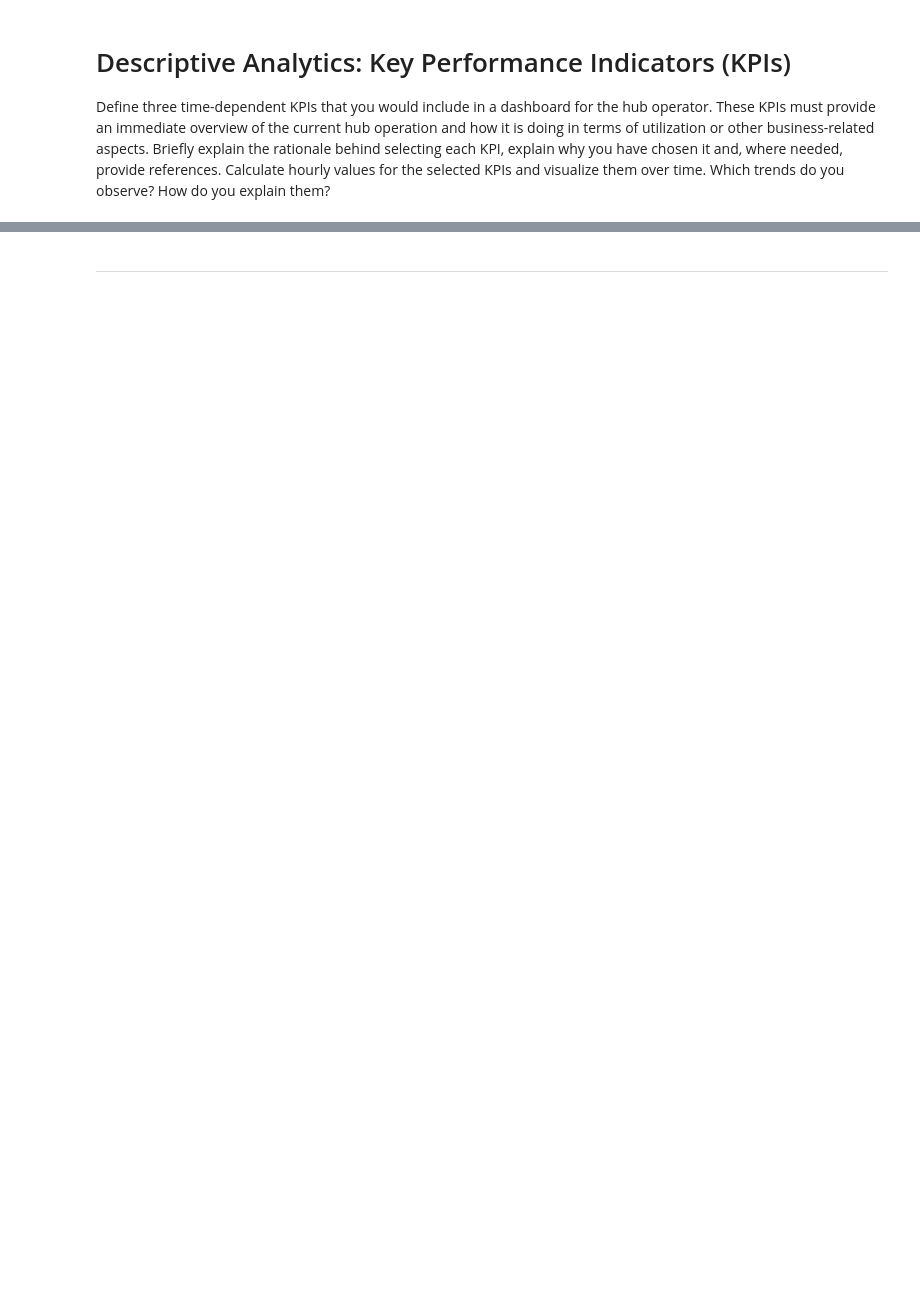
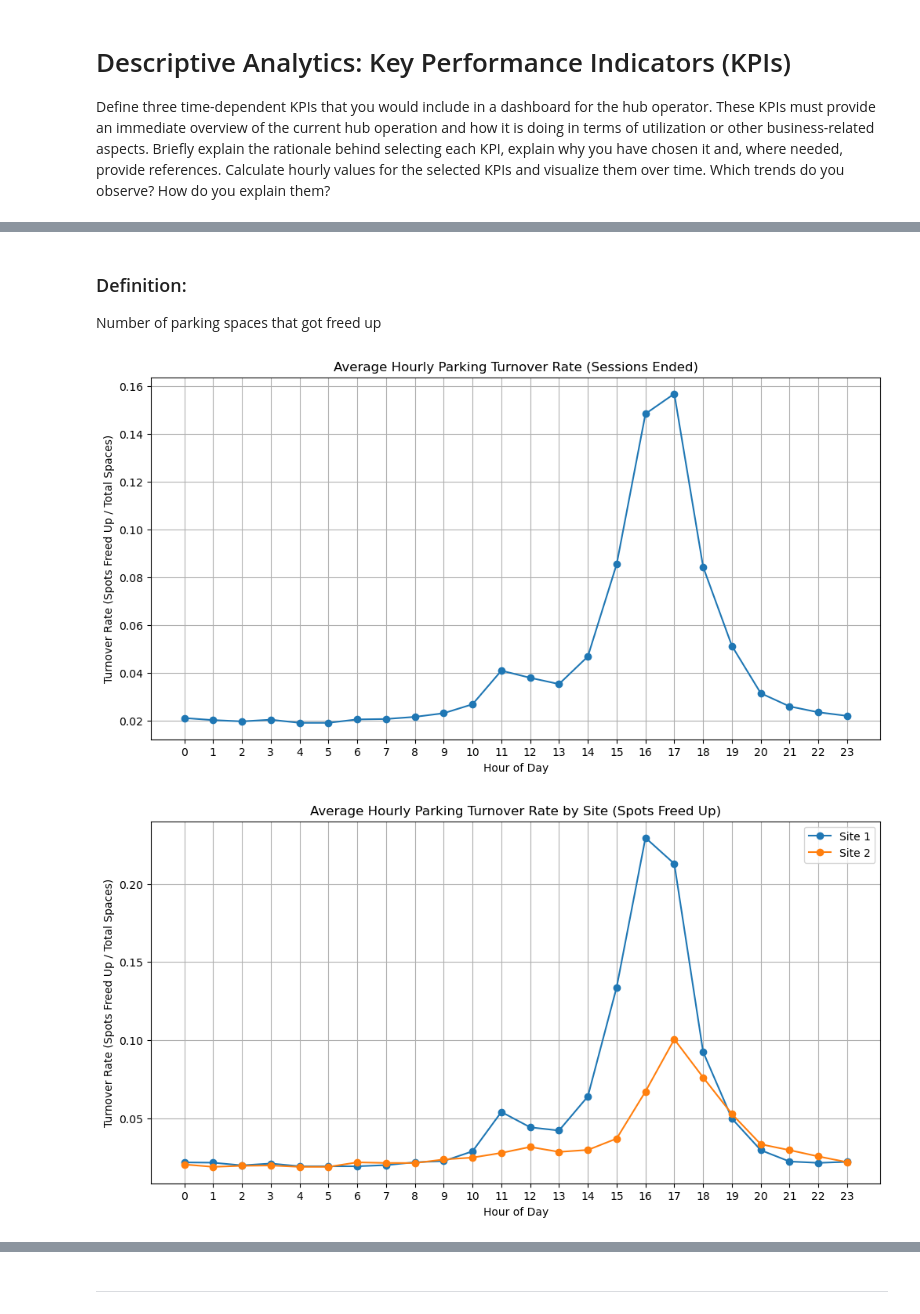
Before and after one commit to Sithkiller3000/AA2024, a Jupyter notebook: descriptive_analytics/descriptive_analytics_2b.ipynb, the cells around one changed output, grey strips where cells are left out. Drawn from its saved outputs; the diff is of its cells as text; code cells hidden in the pictures; blank space fills up the shorter version.

```diff
--- a/descriptive_analytics/descriptive_analytics_2b.ipynb
+++ b/descriptive_analytics/descriptive_analytics_2b.ipynb
@@ -221,0 +259,79 @@ Below site's maximum power capacity (<80% of total capacity)
+# %% [markdown]
+### Definition:
+Number of parking spaces that got freed up
+# %%
+df_turnover_end = pd.DataFrame({
+    'siteID': df['siteID'],
+    'spaceID': df['spaceID'],
+    'disconnectTime': df['disconnectTime']
+})
+
+df_turnover_end['date'] = df_turnover_end['disconnectTime'].dt.date
+df_turnover_end['hour'] = df_turnover_end['disconnectTime'].dt.hour
+
+parking_spaces_per_site = df.groupby('siteID')['spaceID'].nunique()
+
+hourly_sessions_ended = (
+    df_turnover_end
+    .groupby(['siteID', 'date', 'hour'])['spaceID']
+    .count()
+    .reset_index(name='num_sessions_ended')
+)
+
+hourly_sessions_ended['turnover_rate'] = hourly_sessions_ended.apply(
+    lambda x: x['num_sessions_ended'] / parking_spaces_per_site[x['siteID']],
+    axis=1
+)
+
+avg_hourly_turnover_end = (
+    hourly_sessions_ended
+    .groupby(['siteID', 'hour'], as_index=False)['turnover_rate']
+    .mean()
+)
+
+
+overall_avg = avg_hourly_turnover_end.groupby('hour', as_index=False)['turnover_rate'].mean()
+
+plt.figure(figsize=(12, 6))
+plt.plot(overall_avg['hour'], overall_avg['turnover_rate'], marker='o')
+plt.title('Average Hourly Parking Turnover Rate (Sessions Ended)')
+plt.xlabel('Hour of Day')
+plt.ylabel('Turnover Rate (Spots Freed Up / Total Spaces)')
+plt.grid(True)
+plt.xticks(range(0, 24))
+plt.show()
+
+
+plt.figure(figsize=(12, 6))
+for site in [1, 2]:
+    site_data = avg_hourly_turnover_end[avg_hourly_turnover_end['siteID'] == site]
+    plt.plot(
+        site_data['hour'],
+        site_data['turnover_rate'],
+        marker='o',
+        label=f'Site {site}'
+    )
+plt.title('Average Hourly Parking Turnover Rate by Site (Spots Freed Up)')
+plt.xlabel('Hour of Day')
+plt.ylabel('Turnover Rate (Spots Freed Up / Total Spaces)')
+plt.legend()
+plt.grid(True)
+plt.xticks(range(0, 24))
+plt.show()
+
+
+df_duration = df[['siteID', 'connectionTime', 'disconnectTime']].copy()
+df_duration['hour'] = df_duration['connectionTime'].dt.hour
+df_duration['session_duration_hours'] = (
+    df_duration['disconnectTime'] - df_duration['connectionTime']
+).dt.total_seconds() / 3600
+
+hourly_avg_duration = (
+    df_duration
+    .groupby(['siteID', 'hour'], as_index=False)['session_duration_hours']
+    .mean()
+    .rename(columns={'session_duration_hours': 'avg_session_hours'})
+)
+# %% [output]
+[figure, added]
+[figure, added]
```
Also changed, not shown: parts of 19 cells of this notebook.
